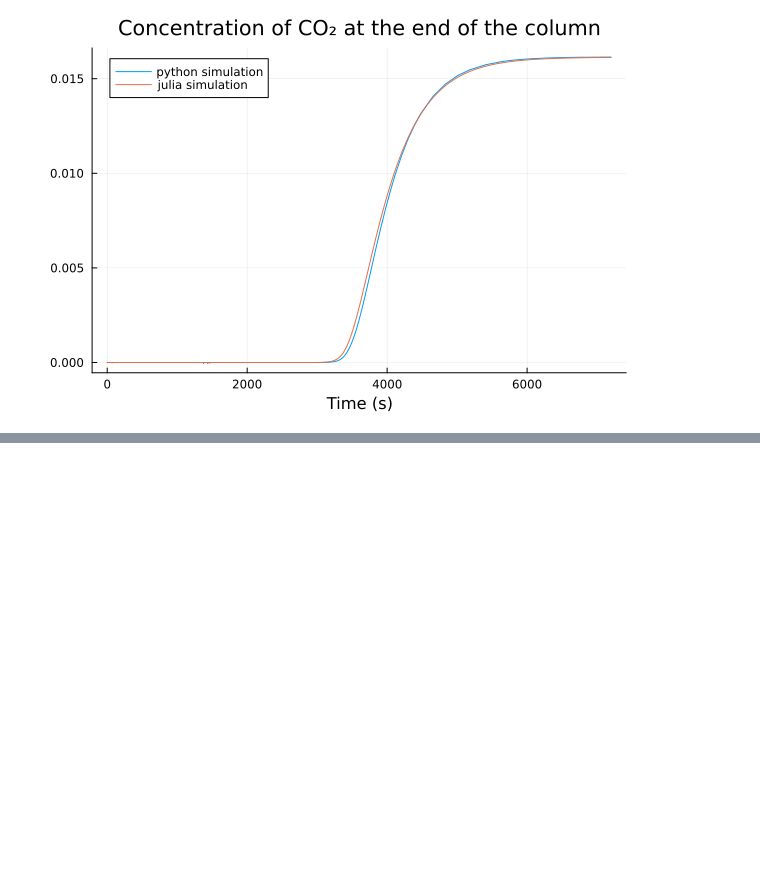
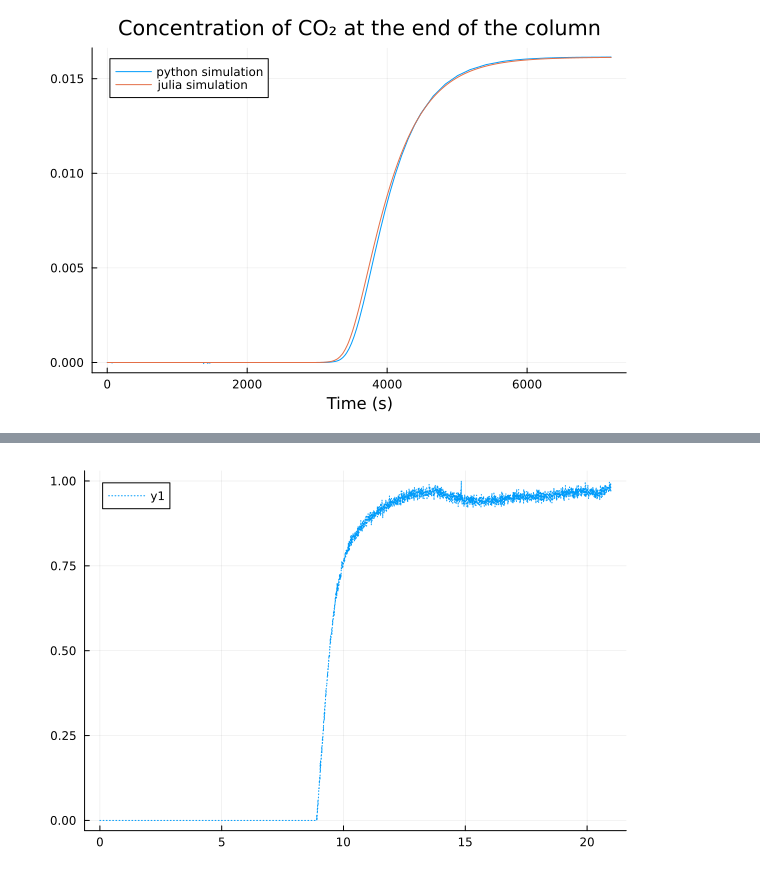
Before and after one commit to shivang57721/adsorption_process, a Jupyter notebook: notebooks/tests.ipynb, the cells around one changed output, grey strips where cells are left out. Saved outputs shown, nothing was run; the diff lists cells and outputs as text; code cells hidden in the pictures; blank space fills up the shorter version.

```diff
--- a/notebooks/tests.ipynb
+++ b/notebooks/tests.ipynb
@@ -18,0 +131,2 @@ title!("Concentration of CO₂ at the end of the column")
+# %%
+df = XLSX.readtable("../excels/Lewatit_dry_BTC.xlsx", 1) |> DataFrame
@@ -18,0 +154,4 @@ title!("Concentration of CO₂ at the end of the column")
+# %%
+plot(df[:, "Time h)"], df[:, "CO2"], ls=:dot)
+# %% [output]
+[figure, added]
```
Also changed, not shown: parts of 7 cells of this notebook, 4 other files.
